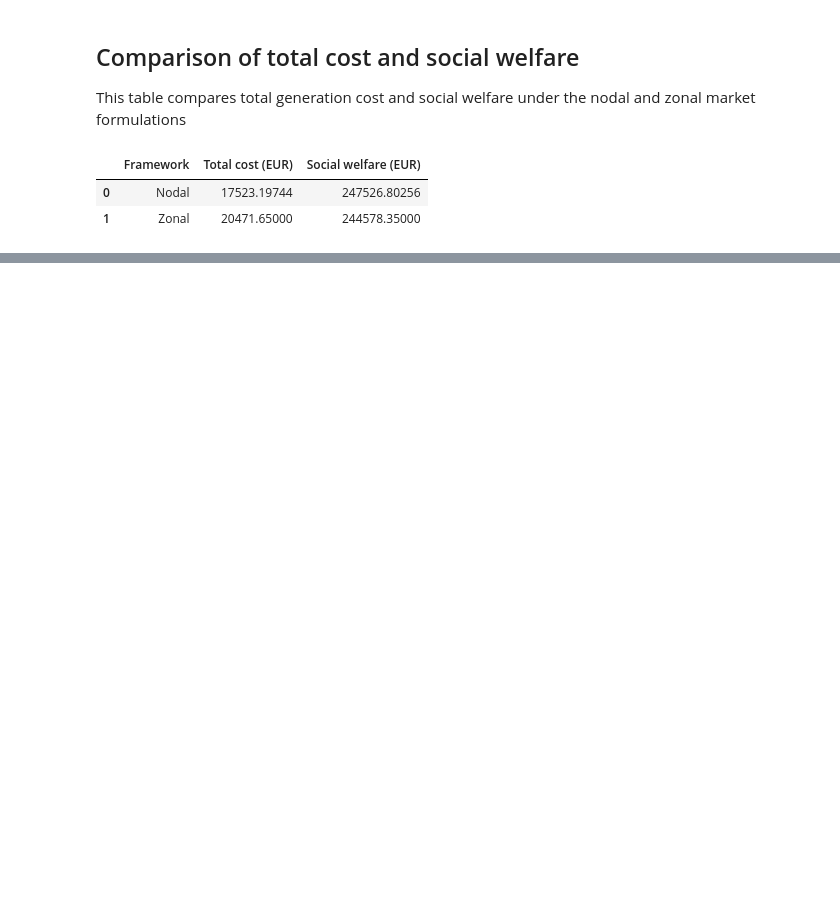
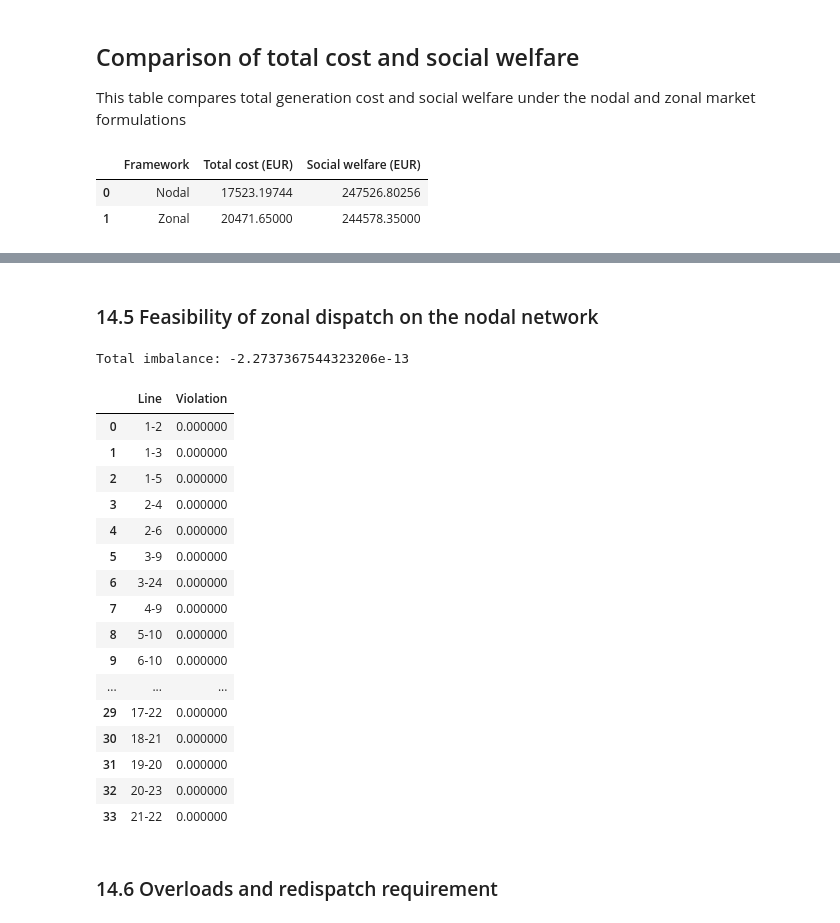
Before and after one commit to KonstantinosKountras/46755-electricity-market-clearing_Asgn1, a Jupyter notebook: Assignment1_3zonal.ipynb, the cells around one changed output, grey strips where cells are left out. Cells and saved outputs as stored; diff of their text form; code cells hidden in the pictures; blank space fills up the shorter version.

```diff
--- a/Assignment1_3zonal.ipynb
+++ b/Assignment1_3zonal.ipynb
@@ -495,0 +710,74 @@ display(summary_df)
+# %% [markdown]
+### 14.5 Feasibility of zonal dispatch on the nodal network
+# %%
+gen_at_bus = {b: 0.0 for b in buses}
+for i in G:
+    gen_at_bus[gen_bus[i]] += float(res["gen"][i])
+
+wind_at_bus = {b: 0.0 for b in buses}
+for w in wind_nodes:
+    wind_at_bus[w] = zonal_wind_bus_dispatch[w]
+
+net_injection = {
+    b: gen_at_bus[b] + wind_at_bus[b] - D_bus.get(b, 0.0)
+    for b in buses
+}
+
+print("Total imbalance:", sum(net_injection.values()))
+# %% [output]
+Total imbalance: -2.2737367544323206e-13
+# %%
+import gurobipy as gp
+from gurobipy import GRB
+
+def check_feasibility():
+    m = gp.Model()
+    m.Params.OutputFlag = 0
+
+    theta = m.addVars(buses, lb=-GRB.INFINITY)
+    fvar = {}
+
+    for (i, j, cap) in line_data:
+        fvar[(i, j)] = m.addVar(lb=-GRB.INFINITY)
+
+    for (i, j, cap) in line_data:
+        m.addConstr(fvar[(i, j)] == 500 * (theta[i] - theta[j]))
+
+    for n in buses:
+        flow_out = gp.quicksum(fvar[(i, j)] for (i, j, cap) in line_data if i == n)
+        flow_in = gp.quicksum(fvar[(i, j)] for (i, j, cap) in line_data if j == n)
+        m.addConstr(net_injection[n] == flow_out - flow_in)
+
+    m.addConstr(theta[13] == 0)
+    m.optimize()
+
+    rows = []
+    for (i, j, cap) in line_data:
+        f = fvar[(i, j)].X
+        violation = max(0, abs(f) - cap)
+        rows.append({"Line": f"{i}-{j}", "Violation": violation})
+
+    return pd.DataFrame(rows)
+
+feas_df = check_feasibility()
+display(feas_df)
+# %% [output]
+|  | Line | Violation |
+| 0 | 1-2 | 0.000000 |
+| 1 | 1-3 | 0.000000 |
+| 2 | 1-5 | 0.000000 |
+| 3 | 2-4 | 0.000000 |
+| 4 | 2-6 | 0.000000 |
+| 5 | 3-9 | 0.000000 |
+| 6 | 3-24 | 0.000000 |
+| 7 | 4-9 | 0.000000 |
+| 8 | 5-10 | 0.000000 |
+| 9 | 6-10 | 0.000000 |
+| ... | ... | ... |
+| 29 | 17-22 | 0.000000 |
+| 30 | 18-21 | 0.000000 |
+| 31 | 19-20 | 0.000000 |
+| 32 | 20-23 | 0.000000 |
+| 33 | 21-22 | 0.000000 |
+# %% [markdown]
+### 14.6 Overloads and redispatch requirement
```
Also changed, not shown: parts of 11 cells of this notebook, 2 other files.
